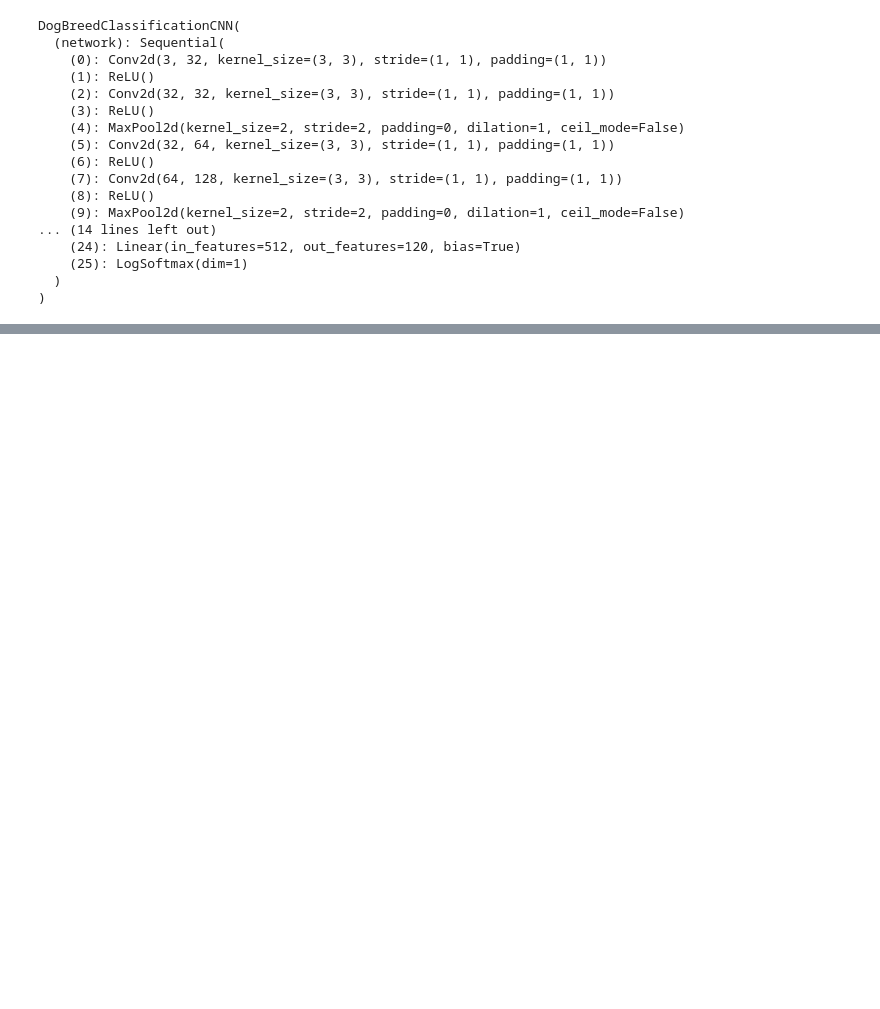
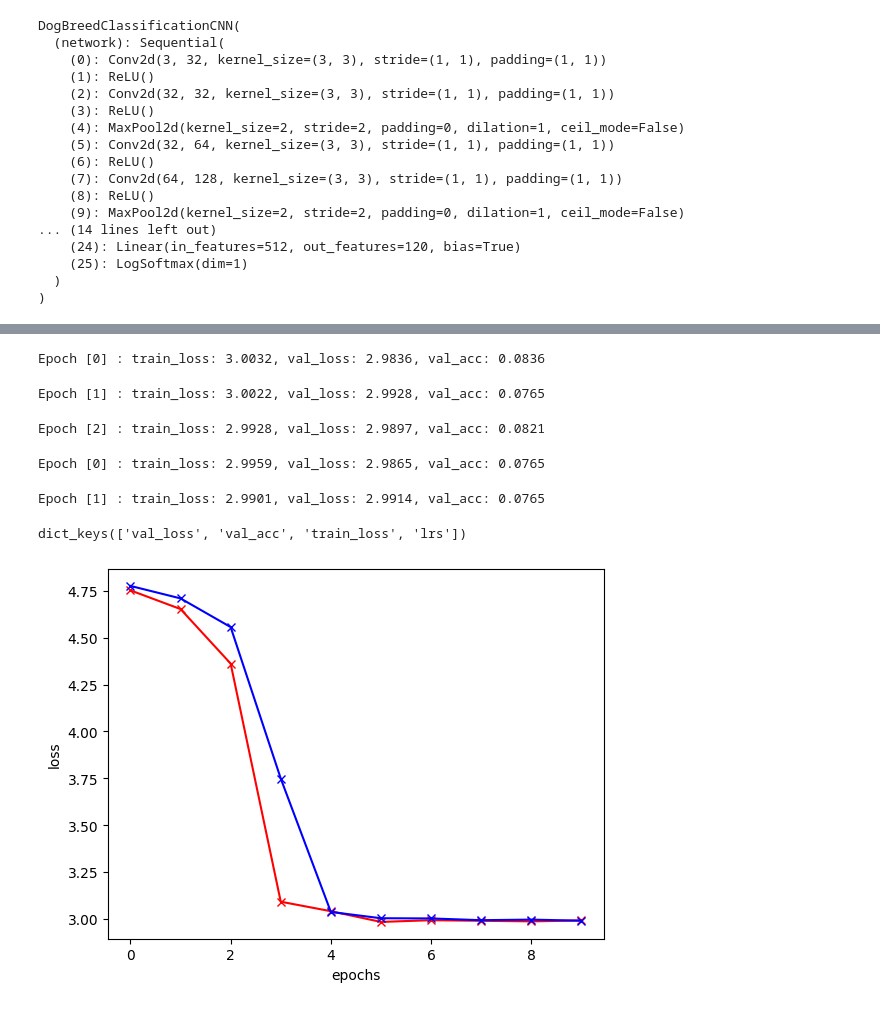
Before and after one commit to a945120/ColabforAI, a Jupyter notebook: Dogsbreeds.ipynb, the cells around one changed output, grey strips where cells are left out. Cells and saved outputs as stored; diff of their text form; code cells hidden in the pictures; blank space fills up the shorter version.

```diff
--- a/Dogsbreeds.ipynb
+++ b/Dogsbreeds.ipynb
@@ -367,0 +380,2 @@ def evaluate(model, val_loader):
+# %%
+history = fit_one_cycle(num_epochs, max_lr, model, train_dl, val_dl, weight_decay, grad_clip, opt_func)
@@ -367,0 +388,36 @@ def evaluate(model, val_loader):
+# %%
+num_epochs = 3
+max_lr = 0.001
+history += fit_one_cycle(num_epochs, max_lr, model, train_dl, val_dl, weight_decay, grad_clip, opt_func)
+# %% [output]
+Epoch [0] : train_loss: 3.0032, val_loss: 2.9836, val_acc: 0.0836
+Epoch [1] : train_loss: 3.0022, val_loss: 2.9928, val_acc: 0.0765
+Epoch [2] : train_loss: 2.9928, val_loss: 2.9897, val_acc: 0.0821
+# %%
+num_epochs = 2
+max_lr = 0.0001
+history += fit_one_cycle(num_epochs, max_lr, model, train_dl, val_dl, weight_decay, grad_clip, opt_func)
+# %% [output]
+Epoch [0] : train_loss: 2.9959, val_loss: 2.9865, val_acc: 0.0765
+Epoch [1] : train_loss: 2.9901, val_loss: 2.9914, val_acc: 0.0765
+# %%
+history[0].keys()
+# %% [output]
+dict_keys(['val_loss', 'val_acc', 'train_loss', 'lrs'])
+# %%
+val_loss = []
+train_loss = []
+val_acc = []
+time = list(range(len(history)))
+for h in history:
+    val_loss.append(h['val_loss'])
+    train_loss.append(h['train_loss'])
+    val_acc.append(h['val_acc'])
+# %%
+plt.plot(time, val_loss, c='red', label='val_loss', marker='x')
+plt.plot(time, train_loss, c='blue', label='train_loss', marker='x')
+plt.xlabel('epochs')
+plt.ylabel('loss')
+plt.show()
+# %% [output]
+[figure, added]
```
Also changed, not shown: parts of 12 cells of this notebook.
